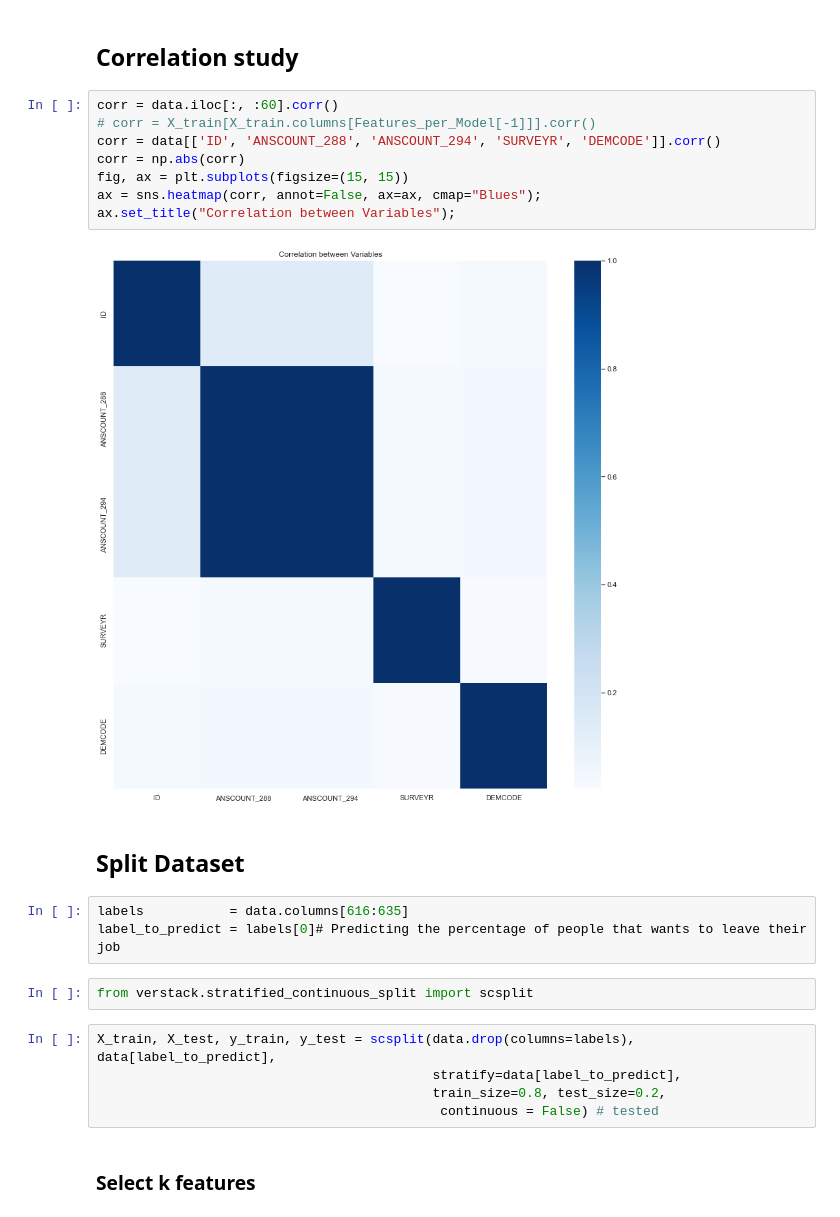
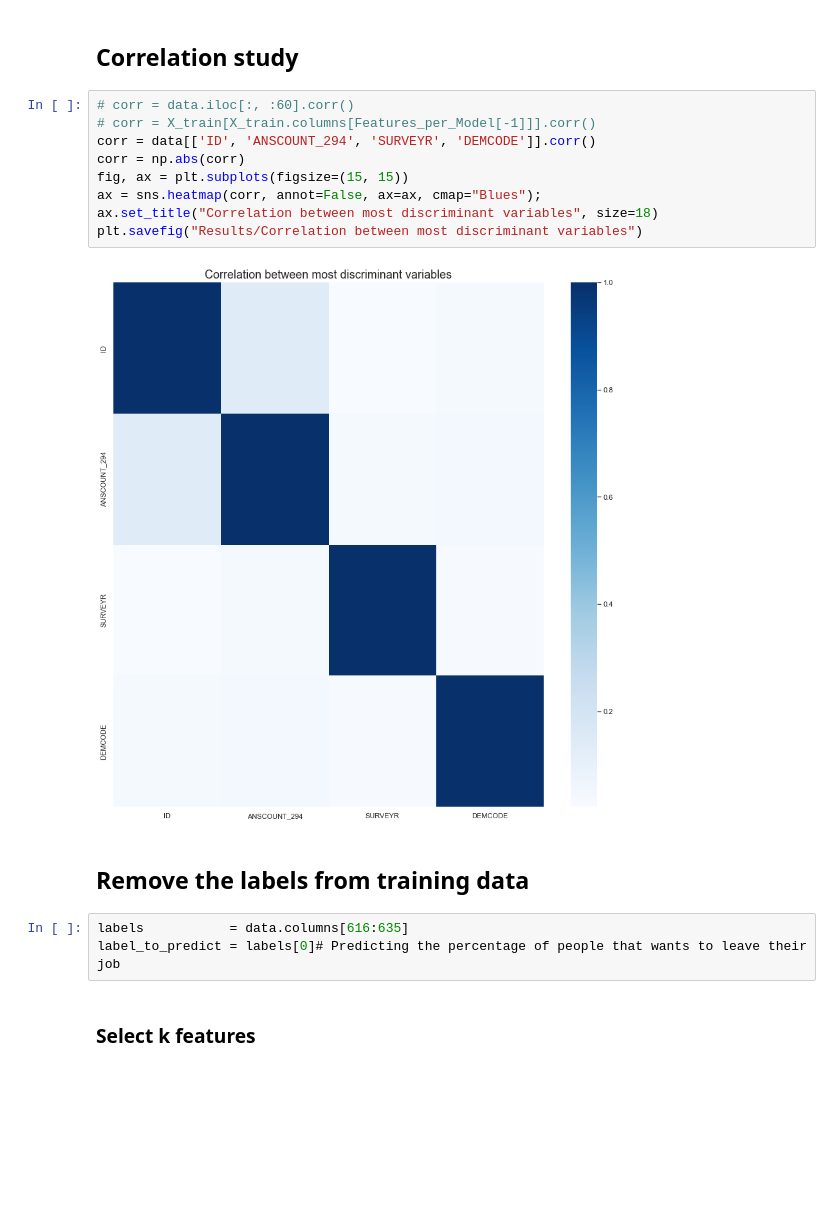
Before and after one commit to Learningchipmunk/CANDEV2022_Mobilit-, a Jupyter notebook: LogReg_for_Mobility_Pred.ipynb, the cells around one changed output. Saved outputs shown, nothing was run; the diff lists cells and outputs as text; blank space fills up the shorter version.

```diff
--- a/LogReg_for_Mobility_Pred.ipynb
+++ b/LogReg_for_Mobility_Pred.ipynb
@@ -19,26 +22,20 @@ print(data.shape)
 # %% [markdown]
 ## Correlation study
 # %%
-corr = data.iloc[:, :60].corr()
+# corr = data.iloc[:, :60].corr()
 # corr = X_train[X_train.columns[Features_per_Model[-1]]].corr()
-corr = data[['ID', 'ANSCOUNT_288', 'ANSCOUNT_294', 'SURVEYR', 'DEMCODE']].corr()
+corr = data[['ID', 'ANSCOUNT_294', 'SURVEYR', 'DEMCODE']].corr()
 corr = np.abs(corr)
 fig, ax = plt.subplots(figsize=(15, 15))
 ax = sns.heatmap(corr, annot=False, ax=ax, cmap="Blues");
-ax.set_title("Correlation between Variables");
+ax.set_title("Correlation between most discriminant variables", size=18)
+plt.savefig("Results/Correlation between most discriminant variables")
 # %% [output]
-[figure, old version]
+[figure, new version]
-# %% [markdown]
-## Split Dataset
+# %% [markdown]
+## Remove the labels from training data
 # %%
 labels           = data.columns[616:635]
 label_to_predict = labels[0]# Predicting the percentage of people that wants to leave their job
-# %%
-from verstack.stratified_continuous_split import scsplit
-# %%
-X_train, X_test, y_train, y_test = scsplit(data.drop(columns=labels), data[label_to_predict],
-                                           stratify=data[label_to_predict],
-                                           train_size=0.8, test_size=0.2,
-                                            continuous = False) # tested
 # %% [markdown]
 ### Select k features
```
Also changed, not shown: parts of 19 cells of this notebook.
